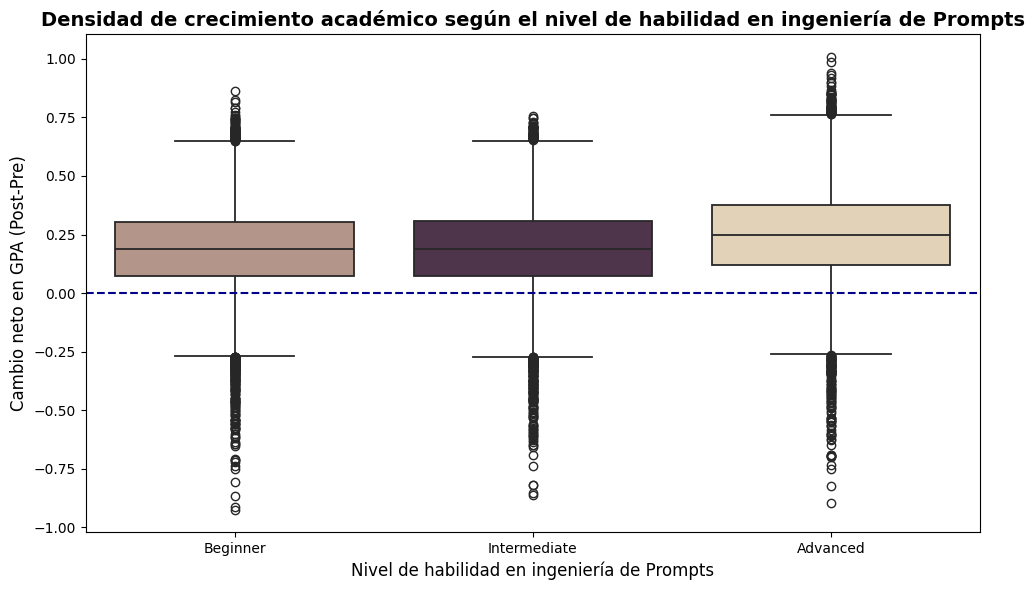
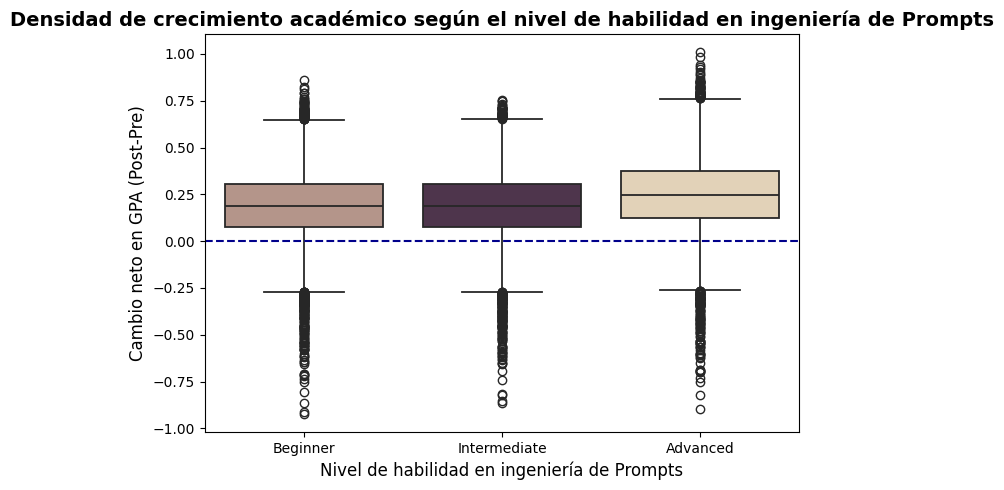
Unified diff of the notebook cell whose output changed from the first chart to the second:
--- before
+++ after
@@ -1,4 +1,4 @@
 df["Delta_GPA"] = df['Post_Semester_GPA'] - df['Pre_Semester_GPA'] # Calculamos el delta GPA como post_GPA - pre_GPA
-plt.figure(figsize=(10,6))
+plt.figure(figsize=(7,5))
 Skill_order=["Beginner", "Intermediate", "Advanced"] 
 

Commit: Add files via upload